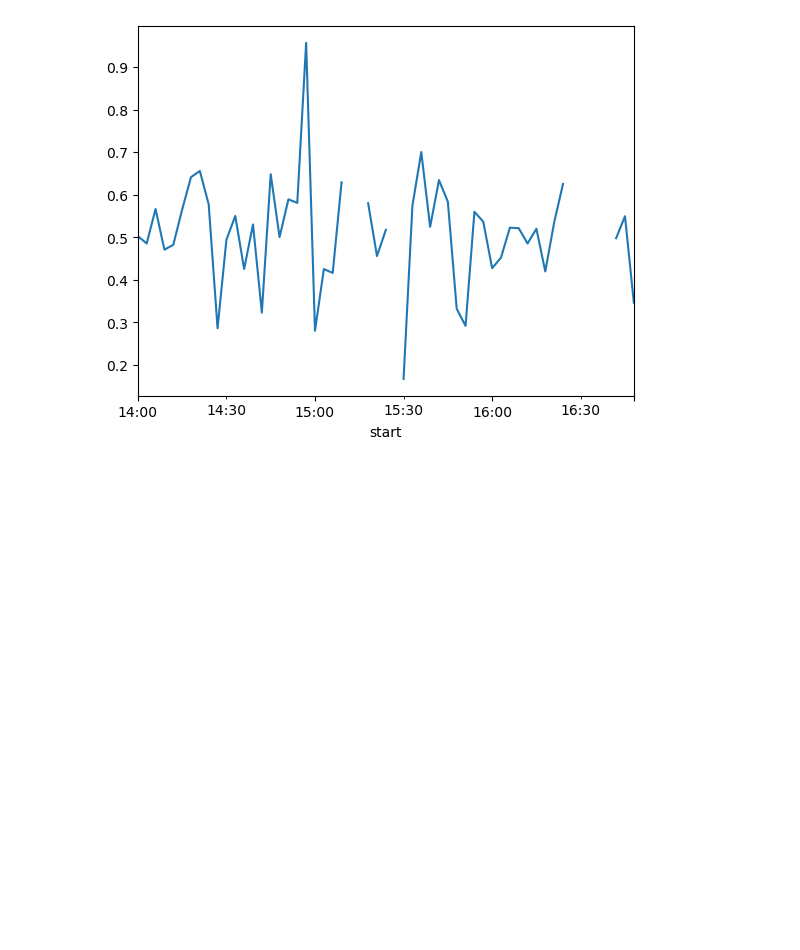
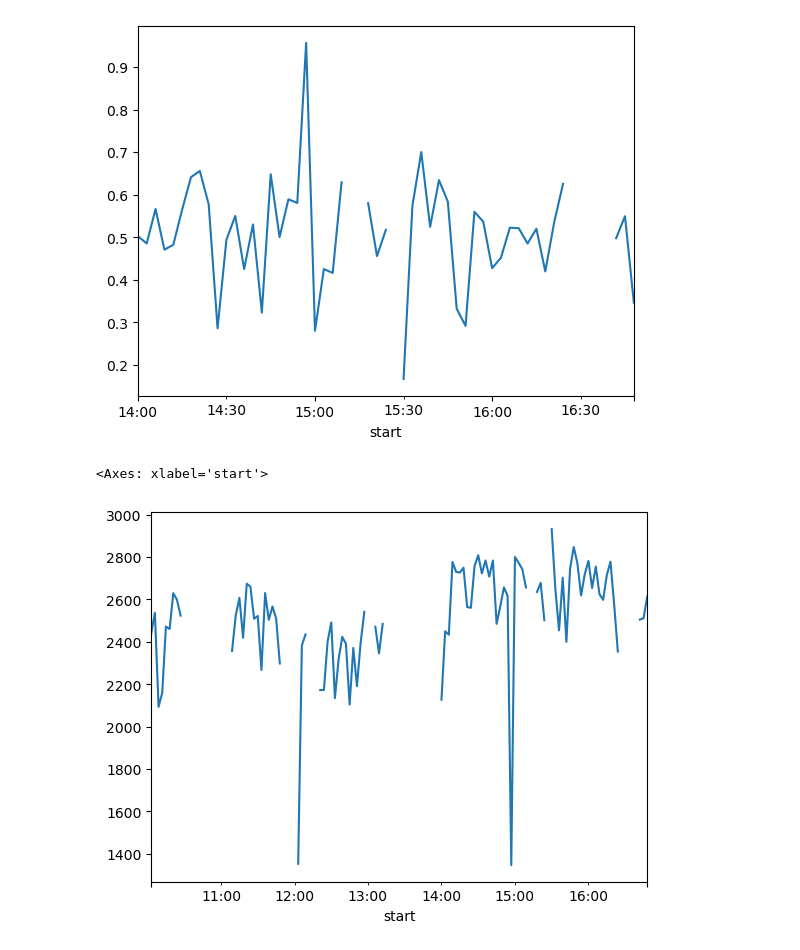
Before and after one commit to Henrikarba/logicare, a Jupyter notebook: analysis.ipynb, the cells around one changed output. Saved outputs shown, nothing was run; the diff lists cells and outputs as text; code cells hidden in the pictures; blank space fills up the shorter version.

```diff
--- a/analysis.ipynb
+++ b/analysis.ipynb
@@ -183,3 +183,8 @@ time_s['accuracy'][datetime.fromisoformat('2023-09-16 14:00:00'):].plot()
 # %% [output]
 <Axes: xlabel='start'>
 [figure]
+# %%
+(-time_s['accuracy']*time_s['speed'] + 3000).plot()
+# %% [output]
+<Axes: xlabel='start'>
+[figure, added]
```
Also changed, not shown: 1 other file.
